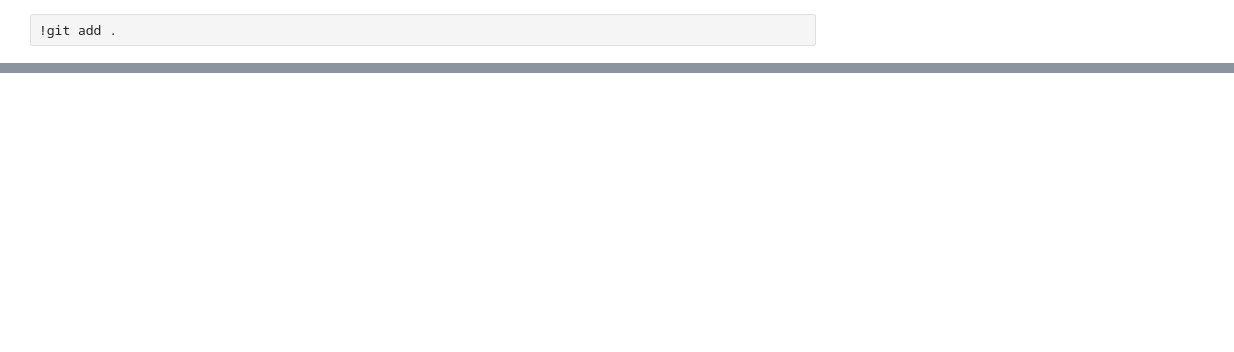
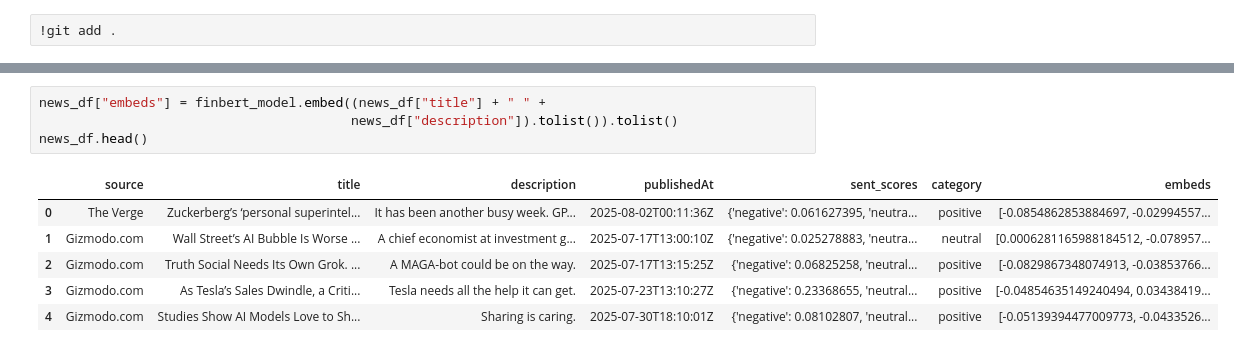
Before and after one commit to skondaparthi/FinSent-Agent, a Jupyter notebook: FinSent.ipynb, the cells around one changed output, grey strips where cells are left out. Drawn from its saved outputs; the diff is of its cells as text; blank space fills up the shorter version.

Commit message:
embeds to df

```diff
--- a/FinSent.ipynb
+++ b/FinSent.ipynb
@@ -73,0 +115,11 @@ news_df.head()
+# %%
+news_df["embeds"] = finbert_model.embed((news_df["title"] + " " +
+                                        news_df["description"]).tolist()).tolist()
+news_df.head()
+# %% [output]
+|  | source | title | description | publishedAt | sent_scores | category | embeds |
+| 0 | The Verge | Zuckerberg’s ‘personal superintel... | It has been another busy week. GP... | 2025-08-02T00:11:36Z | {'negative': 0.061627395, 'neutra... | positive | [-0.0854862853884697, -0.02994557... |
+| 1 | Gizmodo.com | Wall Street’s AI Bubble Is Worse ... | A chief economist at investment g... | 2025-07-17T13:00:10Z | {'negative': 0.025278883, 'neutra... | neutral | [0.0006281165988184512, -0.078957... |
+| 2 | Gizmodo.com | Truth Social Needs Its Own Grok. ... | A MAGA-bot could be on the way. | 2025-07-17T13:15:25Z | {'negative': 0.06825258, 'neutral... | positive | [-0.0829867348074913, -0.03853766... |
+| 3 | Gizmodo.com | As Tesla’s Sales Dwindle, a Criti... | Tesla needs all the help it can get. | 2025-07-23T13:10:27Z | {'negative': 0.23368655, 'neutral... | positive | [-0.04854635149240494, 0.03438419... |
+| 4 | Gizmodo.com | Studies Show AI Models Love to Sh... | Sharing is caring. | 2025-07-30T18:10:01Z | {'negative': 0.08102807, 'neutral... | positive | [-0.05139394477009773, -0.0433526... |
```
Also changed, not shown: parts of 10 cells of this notebook.
